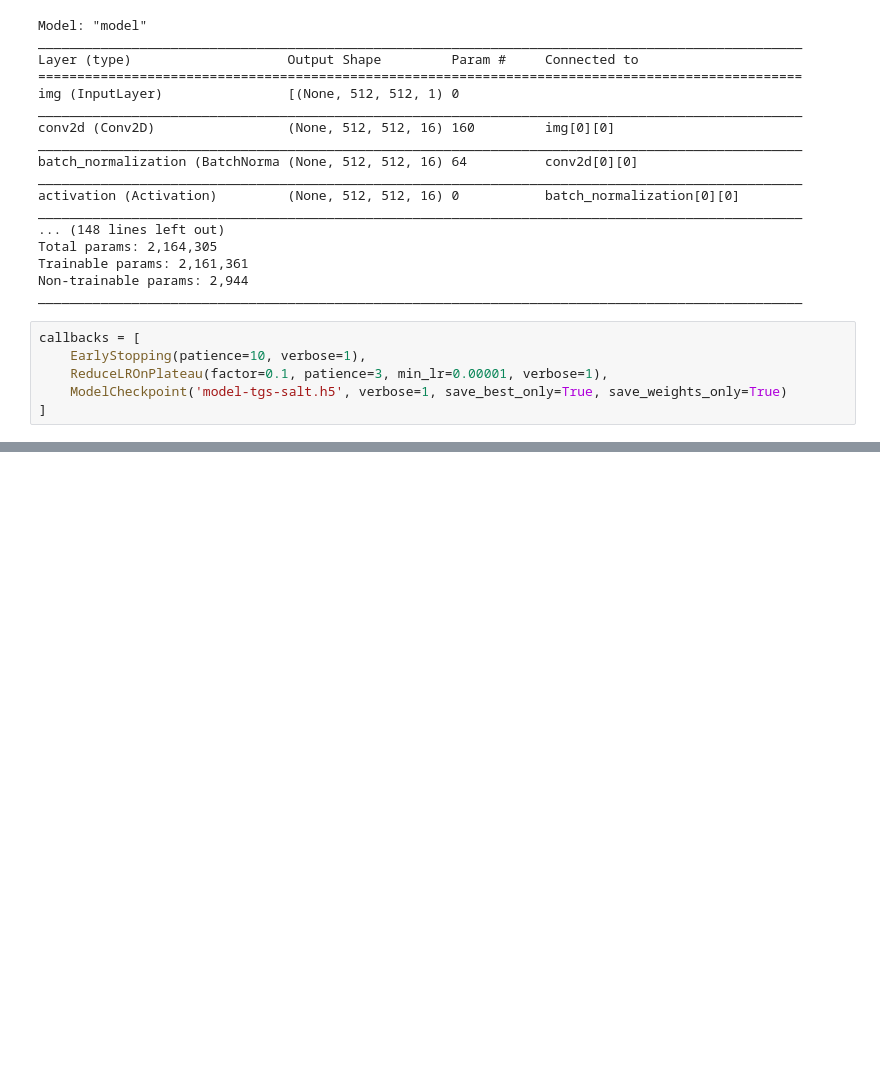
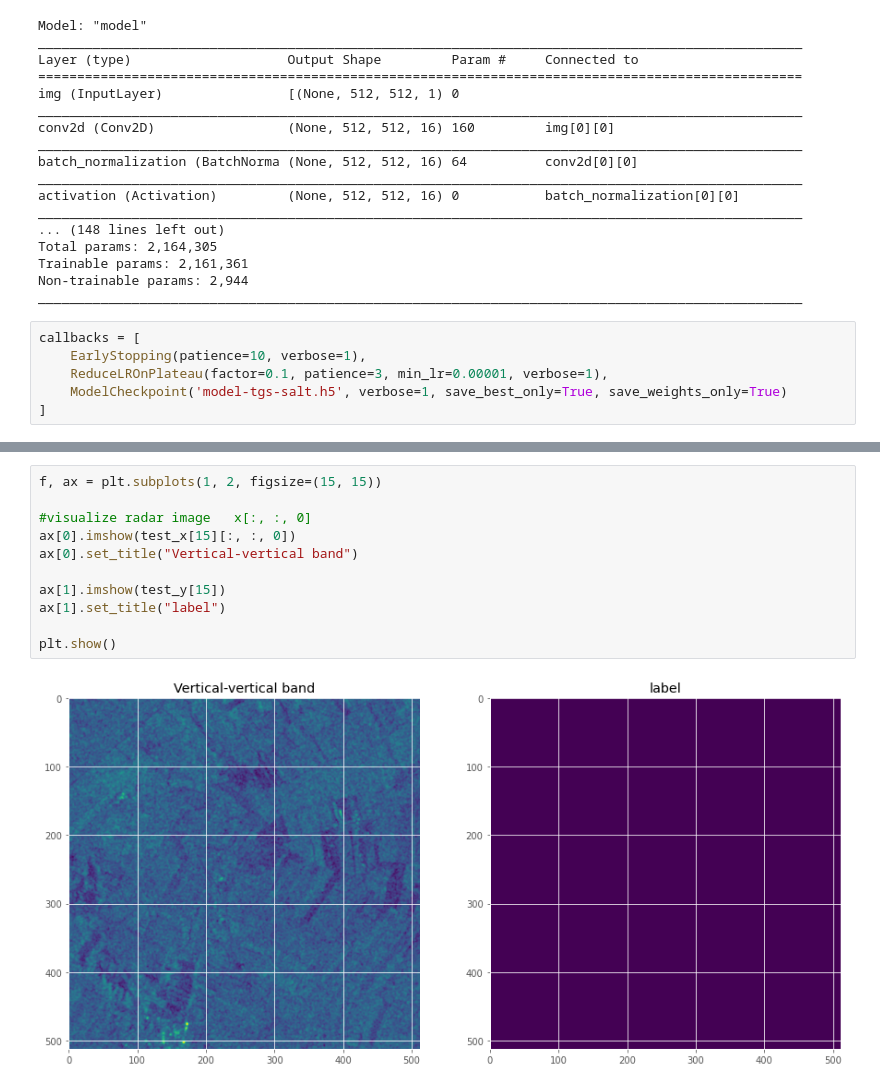
Before and after one commit to max-lutz/floodwater_competition, a Jupyter notebook: model development/Unet from scratch.ipynb, the cells around one changed output, grey strips where cells are left out. Cells and saved outputs as stored; diff of their text form; blank space fills up the shorter version.

```diff
--- a/model development/Unet from scratch.ipynb
+++ b/model development/Unet from scratch.ipynb
@@ -262,0 +349,13 @@ Epoch 1/100
+# %%
+f, ax = plt.subplots(1, 2, figsize=(15, 15))
+
+#visualize radar image   x[:, :, 0]
+ax[0].imshow(test_x[15][:, :, 0])
+ax[0].set_title("Vertical-vertical band")
+
+ax[1].imshow(test_y[15])
+ax[1].set_title("label")
+
+plt.show()
+# %% [output]
+[figure, added]
```
Also changed, not shown: parts of 13 cells of this notebook.
